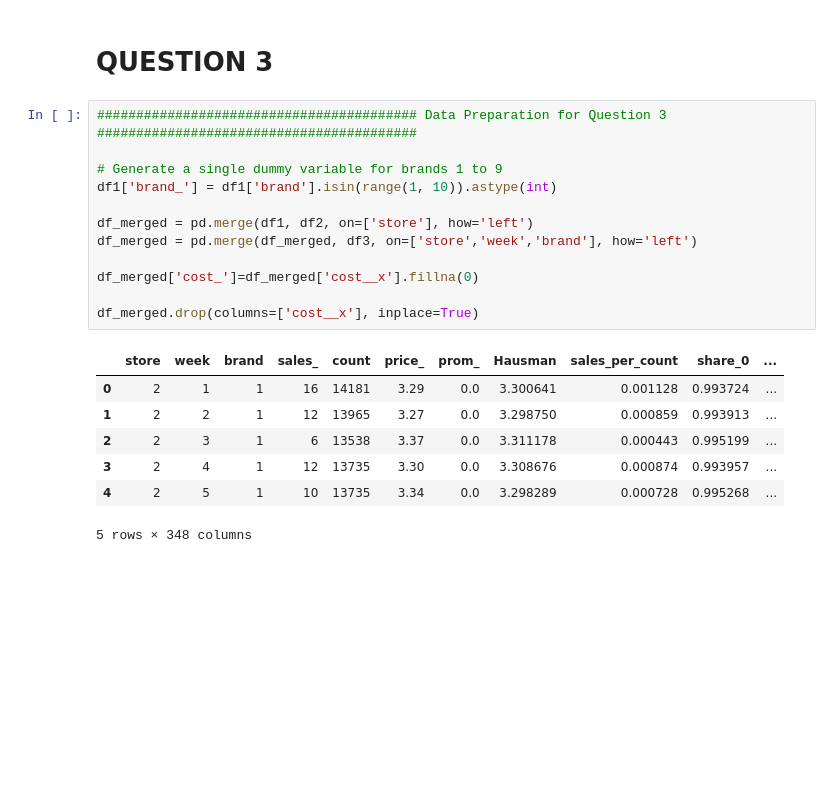
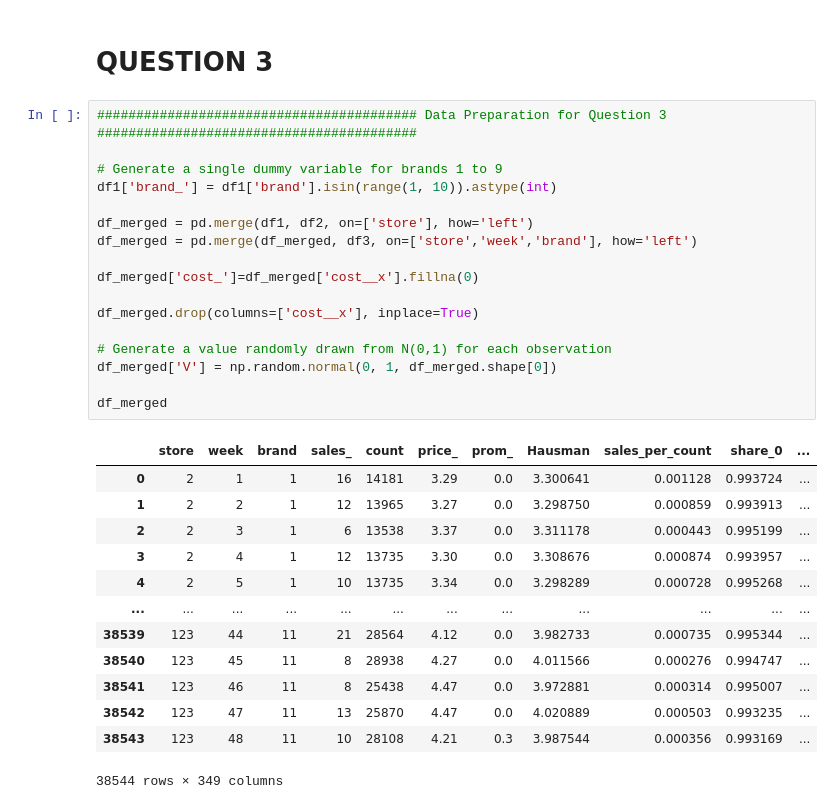
Before and after one commit to GuramL/IO-Assignment-1, a Jupyter notebook: Code.ipynb, the cells around one changed output. Cells and saved outputs as stored; diff of their text form; blank space fills up the shorter version.

```diff
--- a/Code.ipynb
+++ b/Code.ipynb
@@ -594,20 +595,31 @@ Elasticity for sto (part c): -0.0930069322955671
 # %%
 ######################################### Data Preparation for Question 3 #########################################
 
 # Generate a single dummy variable for brands 1 to 9
 df1['brand_'] = df1['brand'].isin(range(1, 10)).astype(int)
 
 df_merged = pd.merge(df1, df2, on=['store'], how='left')
 df_merged = pd.merge(df_merged, df3, on=['store','week','brand'], how='left')
 
 df_merged['cost_']=df_merged['cost__x'].fillna(0)
 
 df_merged.drop(columns=['cost__x'], inplace=True)
+
+# Generate a value randomly drawn from N(0,1) for each observation
+df_merged['V'] = np.random.normal(0, 1, df_merged.shape[0])
+
+df_merged
 # %% [output]
 |  | store | week | brand | sales_ | count | price_ | prom_ | Hausman | sales_per_count | share_0 | ... |
 | 0 | 2 | 1 | 1 | 16 | 14181 | 3.29 | 0.0 | 3.300641 | 0.001128 | 0.993724 | ... |
 | 1 | 2 | 2 | 1 | 12 | 13965 | 3.27 | 0.0 | 3.298750 | 0.000859 | 0.993913 | ... |
 | 2 | 2 | 3 | 1 | 6 | 13538 | 3.37 | 0.0 | 3.311178 | 0.000443 | 0.995199 | ... |
 | 3 | 2 | 4 | 1 | 12 | 13735 | 3.30 | 0.0 | 3.308676 | 0.000874 | 0.993957 | ... |
 | 4 | 2 | 5 | 1 | 10 | 13735 | 3.34 | 0.0 | 3.298289 | 0.000728 | 0.995268 | ... |
+| ... | ... | ... | ... | ... | ... | ... | ... | ... | ... | ... | ... |
+| 38539 | 123 | 44 | 11 | 21 | 28564 | 4.12 | 0.0 | 3.982733 | 0.000735 | 0.995344 | ... |
+| 38540 | 123 | 45 | 11 | 8 | 28938 | 4.27 | 0.0 | 4.011566 | 0.000276 | 0.994747 | ... |
+| 38541 | 123 | 46 | 11 | 8 | 25438 | 4.47 | 0.0 | 3.972881 | 0.000314 | 0.995007 | ... |
+| 38542 | 123 | 47 | 11 | 13 | 25870 | 4.47 | 0.0 | 4.020889 | 0.000503 | 0.993235 | ... |
+| 38543 | 123 | 48 | 11 | 10 | 28108 | 4.21 | 0.3 | 3.987544 | 0.000356 | 0.993169 | ... |
-5 rows × 348 columns
+38544 rows × 349 columns
```
Also changed, not shown: parts of 9 cells of this notebook.
